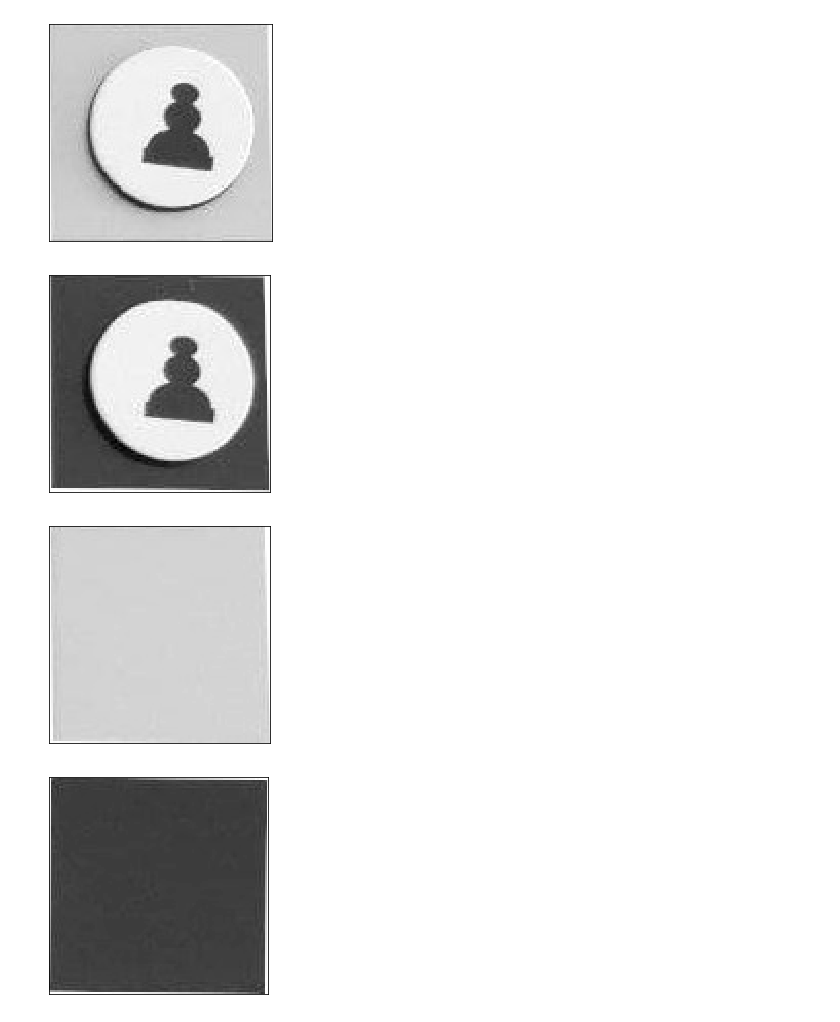
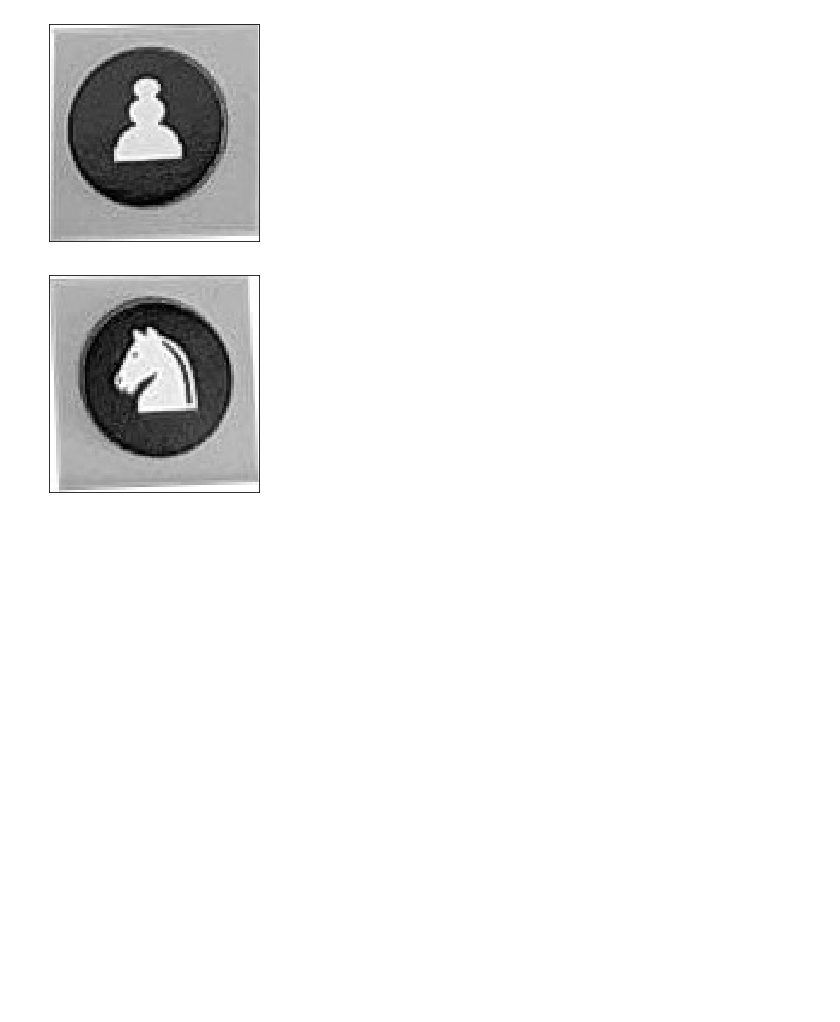
Before and after one commit to JGarruchoF/PID_Identificacion_de_fichas_tablero_ajedrez, a Jupyter notebook: javih/reconocimientoPiezas.ipynb, the cells around one changed output. Drawn from its saved outputs; the diff is of its cells as text; code cells hidden in the pictures; blank space fills up the shorter version.

```diff
--- a/javih/reconocimientoPiezas.ipynb
+++ b/javih/reconocimientoPiezas.ipynb
@@ -8,17 +8,17 @@ def muestra(img):
     plt.xticks([]),plt.yticks([]) #Ocultar ejes
     plt.show()
 # %%
-peon_a= cv2.imread("imgs/tests/negra_12a.jpg",0)
-peon_b =cv2.imread("imgs/tests/negra_12b.jpg",0)
-vacia_a= cv2.imread("imgs/tests/a.jpg",0)
-vacia_b =cv2.imread("imgs/tests/b.jpg",0)
+peon_a= cv2.imread("imgs/tests/6a.jpg",0)
 muestra(peon_a)
-muestra(peon_b)
-muestra(vacia_a)
-muestra(vacia_b)
+caballo_a =cv2.imread("imgs/tests/3a.jpg",0)
+muestra(caballo_a)
+#vacia_a= cv2.imread("imgs/tests/a.jpg",0)
+#vacia_b =cv2.imread("imgs/tests/b.jpg",0)
+
+#muestra(peon_b)
+#muestra(vacia_a)
+#muestra(vacia_b)
 # %% [output]
-[figure, old version]
+[figure, new version]
-[figure, old version]
+[figure, new version]
-[figure, removed]
-[figure, removed]
 # %%
```
Also changed, not shown: parts of 7 cells of this notebook, 17 other files.
